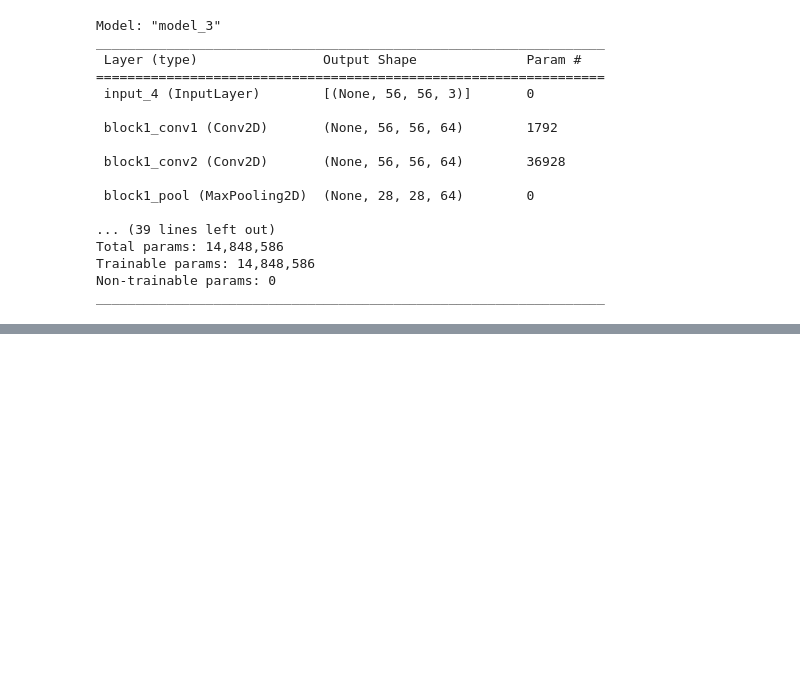
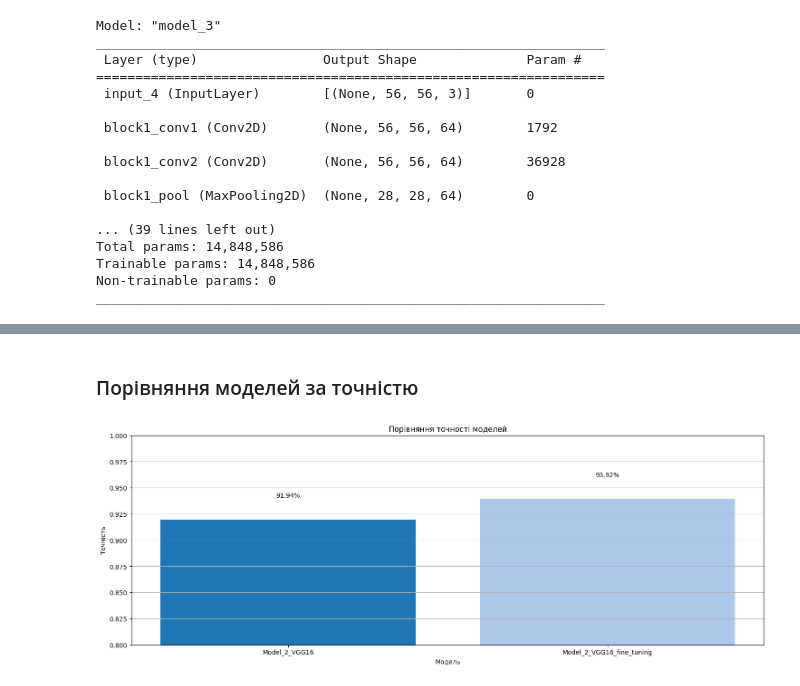
Before and after one commit to BogSyn/Model_cifar10, a Jupyter notebook: CIFAR-10.ipynb, the cells around one changed output, grey strips where cells are left out. Saved outputs shown, nothing was run; the diff lists cells and outputs as text; code cells hidden in the pictures; blank space fills up the shorter version.

```diff
--- a/CIFAR-10.ipynb
+++ b/CIFAR-10.ipynb
@@ -551,3 +558,37 @@ print(classification_report(y_test, y_pred_classes))
     accuracy                           0.94     10000
    macro avg       0.94      0.94      0.94     10000
 weighted avg       0.94      0.94      0.94     10000
+# %% [markdown]
+### Порівняння моделей за точністю
+# %%
+import json
+import matplotlib.pyplot as plt
+
+# Завантаження даних з JSON файлу
+with open('cifar_model_evaluation.json', 'r') as jsonfile:
+    data = json.load(jsonfile)
+
+# Екстракція назв моделей та точності
+model_names = [item['model_name'] for item in data]
+accuracies = [item['test_accuracy'] for item in data]
+
+# Створення діаграми
+plt.figure(figsize=(18, 6))
+colors = range(len(model_names))
+bars = plt.bar(model_names, accuracies, color=plt.cm.tab20(colors))
+
+# Додавання відсотків над стовпчиками
+for bar in bars:
+    yval = bar.get_height()
+    plt.text(bar.get_x() + bar.get_width()/2, yval + 0.02, f'{yval*100:.2f}%', ha='center', va='bottom')
+
+# Налаштування діаграми
+plt.xlabel('Модель')
+plt.ylabel('Точність')
+plt.title('Порівняння точності моделей')
+plt.ylim(0.8, 1)
+plt.grid(axis='y')
+
+plt.show()
+# %% [output]
+[figure, added]
```
Also changed, not shown: parts of 5 cells of this notebook, 2 other files.
